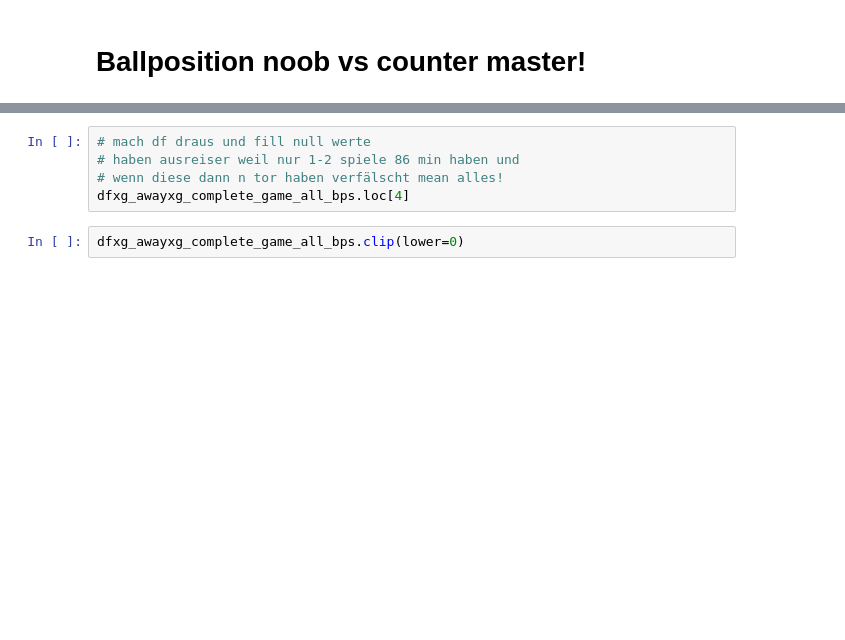
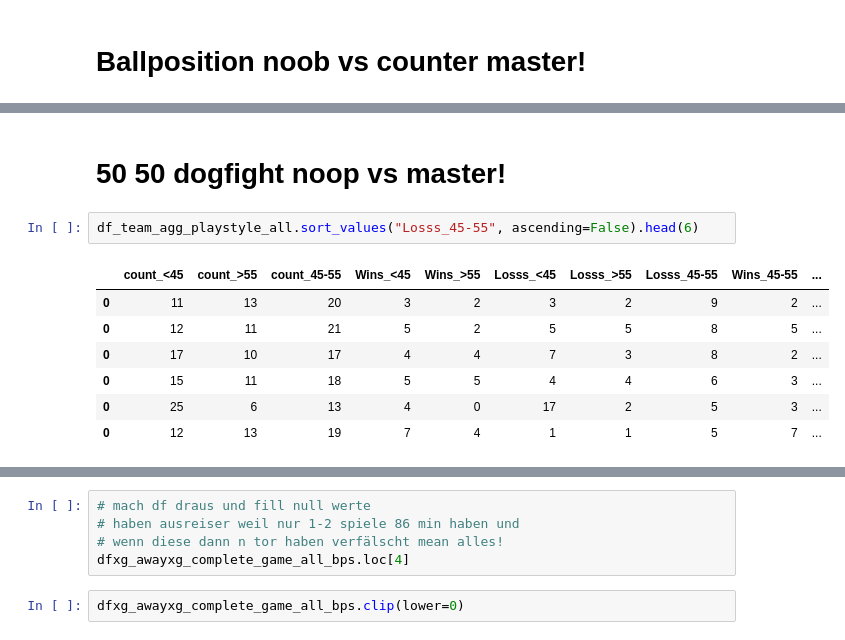
Before and after one commit to mgebele/football_stats, a Jupyter notebook: football_live.ipynb, the cells around one changed output, grey strips where cells are left out. Saved outputs shown, nothing was run; the diff lists cells and outputs as text; blank space fills up the shorter version.

```diff
--- a/football_live.ipynb
+++ b/football_live.ipynb
@@ -877,0 +878,12 @@ df_team_agg_playstyle_all.sort_values("Losss_<45", ascending=True).head(6)
+# %% [markdown]
+# 50 50 dogfight noop vs master!
+# %%
+df_team_agg_playstyle_all.sort_values("Losss_45-55", ascending=False).head(6)
+# %% [output]
+|  | count_<45 | count_>55 | count_45-55 | Wins_<45 | Wins_>55 | Losss_<45 | Losss_>55 | Losss_45-55 | Wins_45-55 | ... |
+| 0 | 11 | 13 | 20 | 3 | 2 | 3 | 2 | 9 | 2 | ... |
+| 0 | 12 | 11 | 21 | 5 | 2 | 5 | 5 | 8 | 5 | ... |
+| 0 | 17 | 10 | 17 | 4 | 4 | 7 | 3 | 8 | 2 | ... |
+| 0 | 15 | 11 | 18 | 5 | 5 | 4 | 4 | 6 | 3 | ... |
+| 0 | 25 | 6 | 13 | 4 | 0 | 17 | 2 | 5 | 3 | ... |
+| 0 | 12 | 13 | 19 | 7 | 4 | 1 | 1 | 5 | 7 | ... |
```
Also changed, not shown: parts of 15 cells of this notebook.
